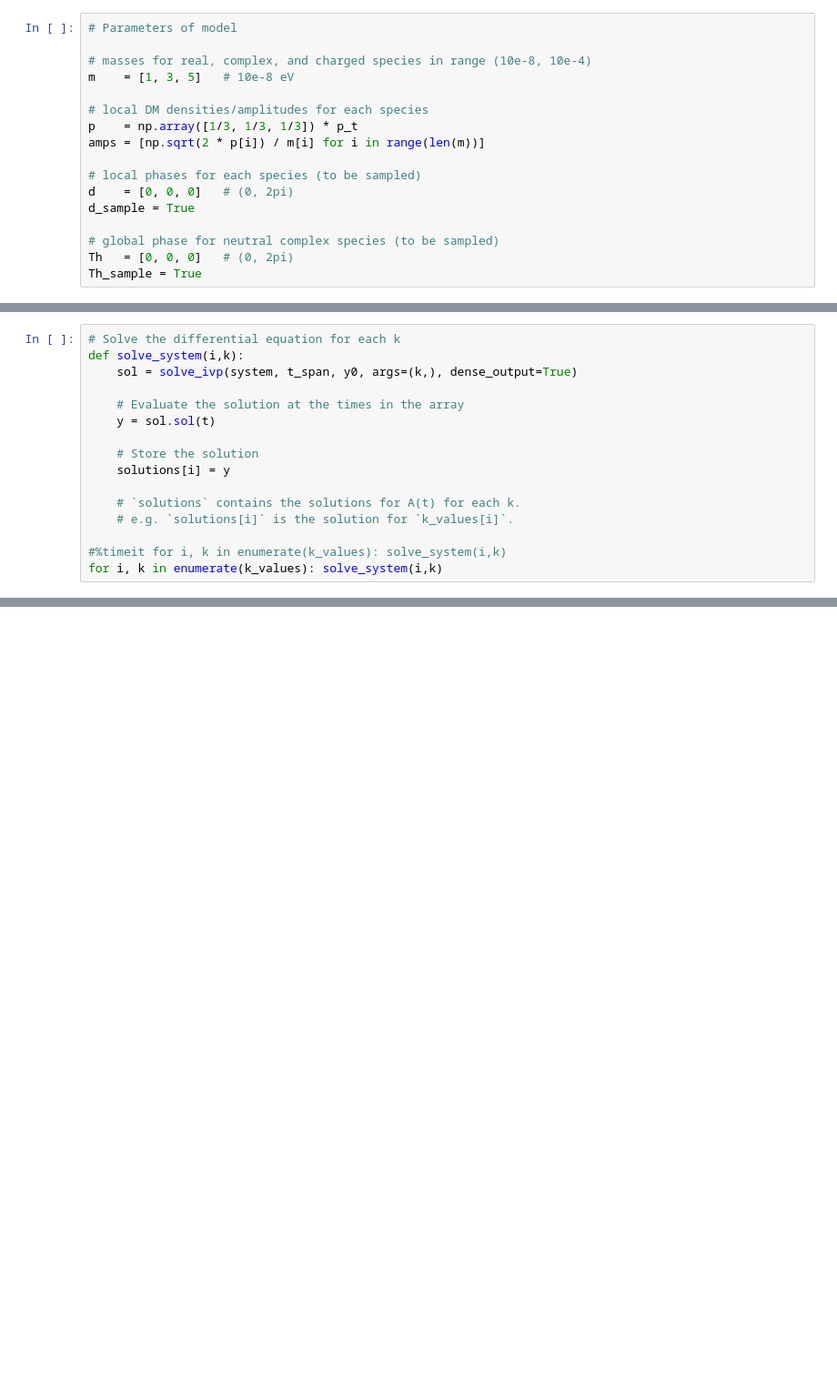
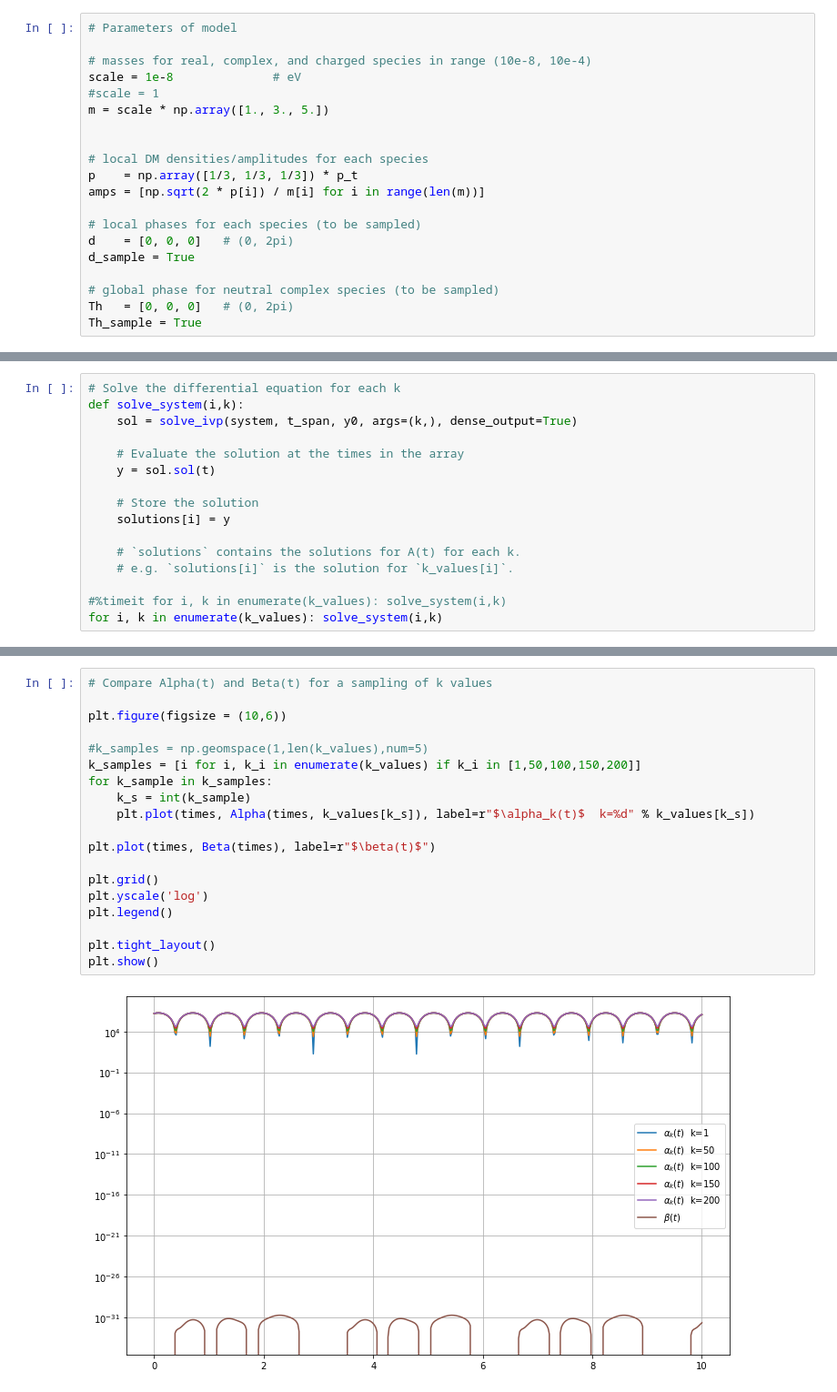
Before and after one commit to LoaneShark/pyAxiverse, a Jupyter notebook: pi-axiverse.ipynb, the cells around one changed output, grey strips where cells are left out. Shown at 91% size. Saved outputs shown, nothing was run; the diff lists cells and outputs as text; blank space fills up the shorter version.

```diff
--- a/pi-axiverse.ipynb
+++ b/pi-axiverse.ipynb
@@ -37,7 +37,10 @@ A_pm   = +1      # specify A± case (+1 or -1)
 # Parameters of model
 
 # masses for real, complex, and charged species in range (10e-8, 10e-4)
-m    = [1, 3, 5]   # 10e-8 eV
+scale = 1e-8              # eV
+#scale = 1
+m = scale * np.array([1., 3., 5.])
+
 
 # local DM densities/amplitudes for each species
 p    = np.array([1/3, 1/3, 1/3]) * p_t
@@ -190,0 +286,21 @@ plt.show()
+# %%
+# Compare Alpha(t) and Beta(t) for a sampling of k values
+
+plt.figure(figsize = (10,6))
+
+#k_samples = np.geomspace(1,len(k_values),num=5)
+k_samples = [i for i, k_i in enumerate(k_values) if k_i in [1,50,100,150,200]]
+for k_sample in k_samples:
+    k_s = int(k_sample)
+    plt.plot(times, Alpha(times, k_values[k_s]), label=r"$\alpha_k(t)$  k=%d" % k_values[k_s])
+
+plt.plot(times, Beta(times), label=r"$\beta(t)$")
+
+plt.grid()
+plt.yscale('log')
+plt.legend()
+
+plt.tight_layout()
+plt.show()
+# %% [output]
+[figure, added]
```
Also changed, not shown: parts of 7 cells of this notebook.
